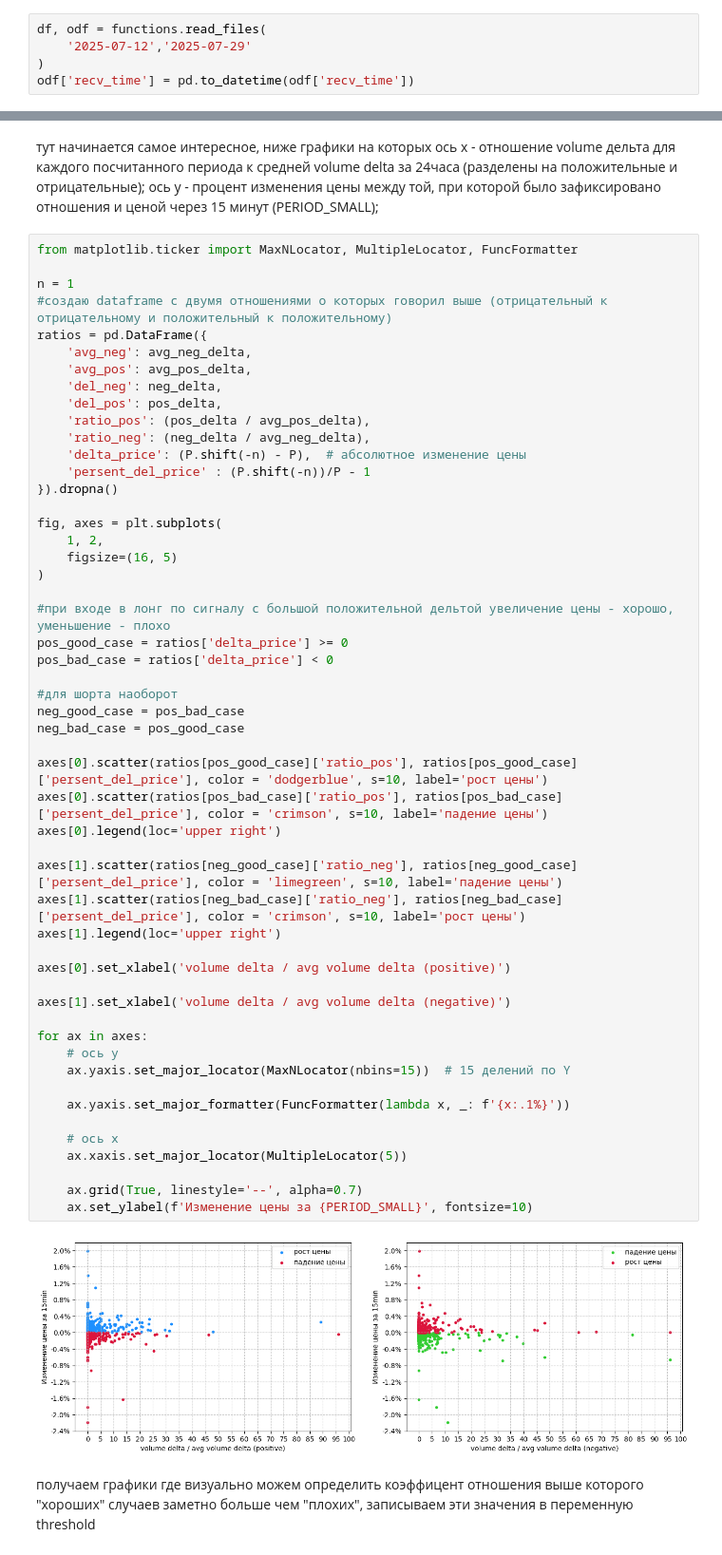
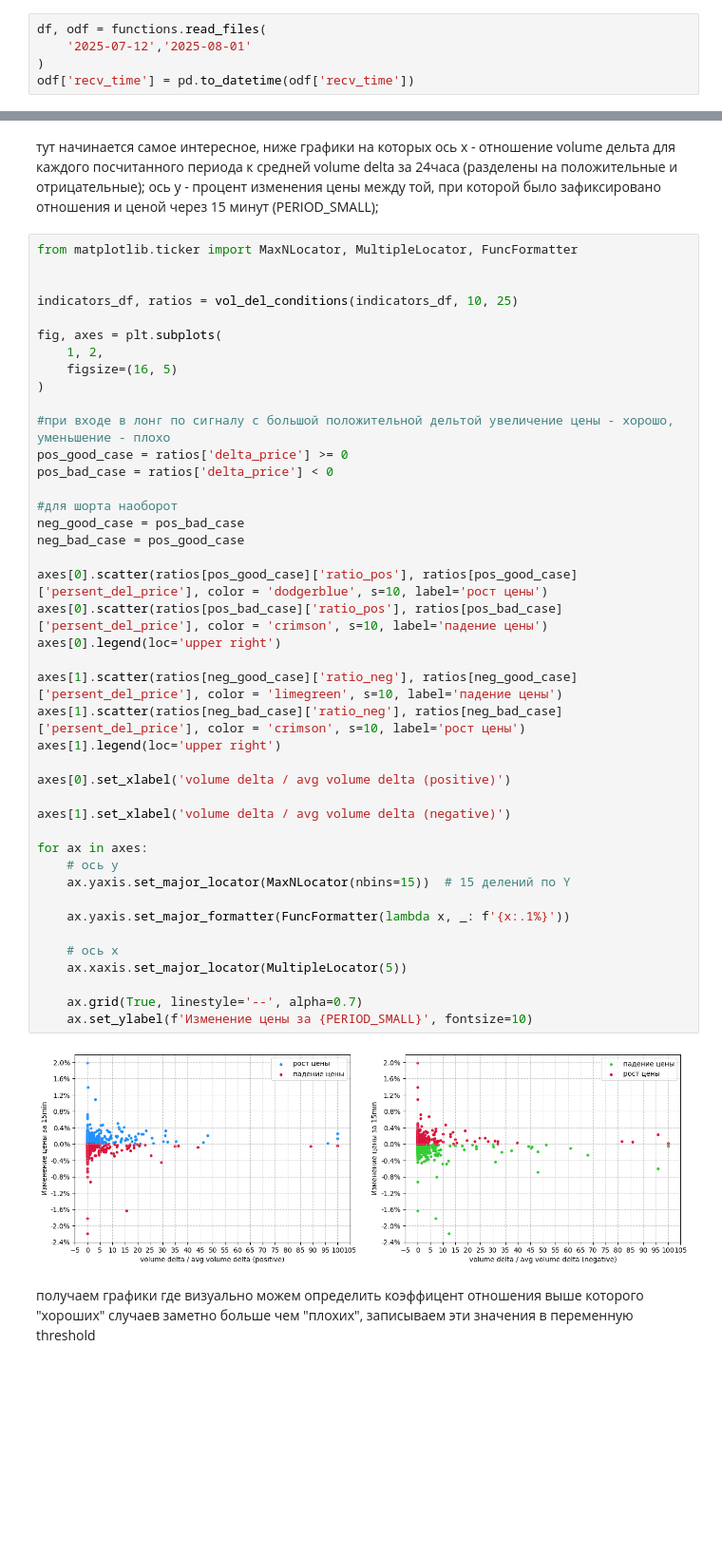
Before and after one commit to dmitriyjopov/trading-bot, a Jupyter notebook: src/visual_j.ipynb, the cells around one changed output, grey strips where cells are left out. Shown: that part at 95% size. Cells and saved outputs as stored; diff of their text form; blank space fills up the shorter version.

```diff
--- a/src/visual_j.ipynb
+++ b/src/visual_j.ipynb
@@ -42,6 +42,6 @@ import math, pyarrow.parquet as pq, os, glob
 import pandas as pd
 # %%
 df, odf = functions.read_files(
-    '2025-07-12','2025-07-29'
+    '2025-07-12','2025-08-01'
 )
 odf['recv_time'] = pd.to_datetime(odf['recv_time'])
@@ -175,18 +193,8 @@ indicators_df['vol_open_short'] = vol_open_short
 # %%
 from matplotlib.ticker import MaxNLocator, MultipleLocator, FuncFormatter
 
-n = 1
-#создаю dataframe с двумя отношениями о которых говорил выше (отрицательный к отрицательному и положительный к положительному)
-ratios = pd.DataFrame({
-    'avg_neg': avg_neg_delta,
-    'avg_pos': avg_pos_delta,
-    'del_neg': neg_delta,
-    'del_pos': pos_delta,
-    'ratio_pos': (pos_delta / avg_pos_delta),
-    'ratio_neg': (neg_delta / avg_neg_delta),
-    'delta_price': (P.shift(-n) - P),  # абсолютное изменение цены
-    'persent_del_price' : (P.shift(-n))/P - 1
-}).dropna()
+
+indicators_df, ratios = vol_del_conditions(indicators_df, 10, 25)
 
 fig, axes = plt.subplots(
     1, 2,
@@ -198,34 +206,34 @@ pos_good_case = ratios['delta_price'] >= 0
 pos_bad_case = ratios['delta_price'] < 0
 
 #для шорта наоборот
 neg_good_case = pos_bad_case
 neg_bad_case = pos_good_case
 
 axes[0].scatter(ratios[pos_good_case]['ratio_pos'], ratios[pos_good_case]['persent_del_price'], color = 'dodgerblue', s=10, label='рост цены')
 axes[0].scatter(ratios[pos_bad_case]['ratio_pos'], ratios[pos_bad_case]['persent_del_price'], color = 'crimson', s=10, label='падение цены')
 axes[0].legend(loc='upper right')
 
 axes[1].scatter(ratios[neg_good_case]['ratio_neg'], ratios[neg_good_case]['persent_del_price'], color = 'limegreen', s=10, label='падение цены')
 axes[1].scatter(ratios[neg_bad_case]['ratio_neg'], ratios[neg_bad_case]['persent_del_price'], color = 'crimson', s=10, label='рост цены')
 axes[1].legend(loc='upper right')
 
 axes[0].set_xlabel('volume delta / avg volume delta (positive)')
 
 axes[1].set_xlabel('volume delta / avg volume delta (negative)')
 
 for ax in axes:
     # ось y
     ax.yaxis.set_major_locator(MaxNLocator(nbins=15))  # 15 делений по Y
 
     ax.yaxis.set_major_formatter(FuncFormatter(lambda x, _: f'{x:.1%}'))
 
     # ось х
     ax.xaxis.set_major_locator(MultipleLocator(5))
 
     ax.grid(True, linestyle='--', alpha=0.7)
     ax.set_ylabel(f'Изменение цены за {PERIOD_SMALL}', fontsize=10)
 # %% [output]
-[figure, old version]
+[figure, new version]
 # %% [markdown]
 получаем графики где визуально можем определить коэффицент отношения выше которого "хороших" случаев заметно больше чем "плохих", записываем эти значения в переменную threshold
 # %% [markdown]
```
Also changed, not shown: parts of 17 cells of this notebook.
